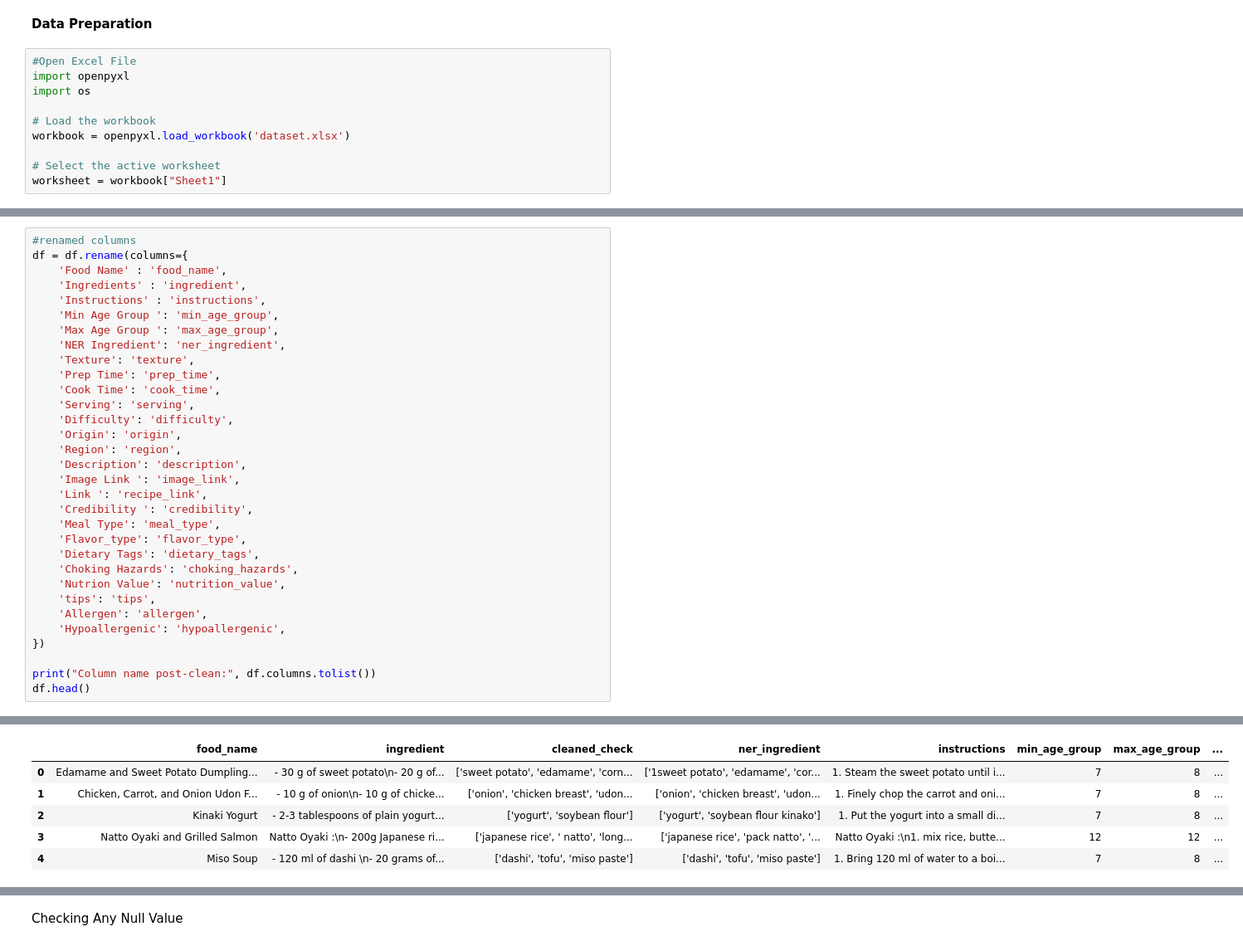
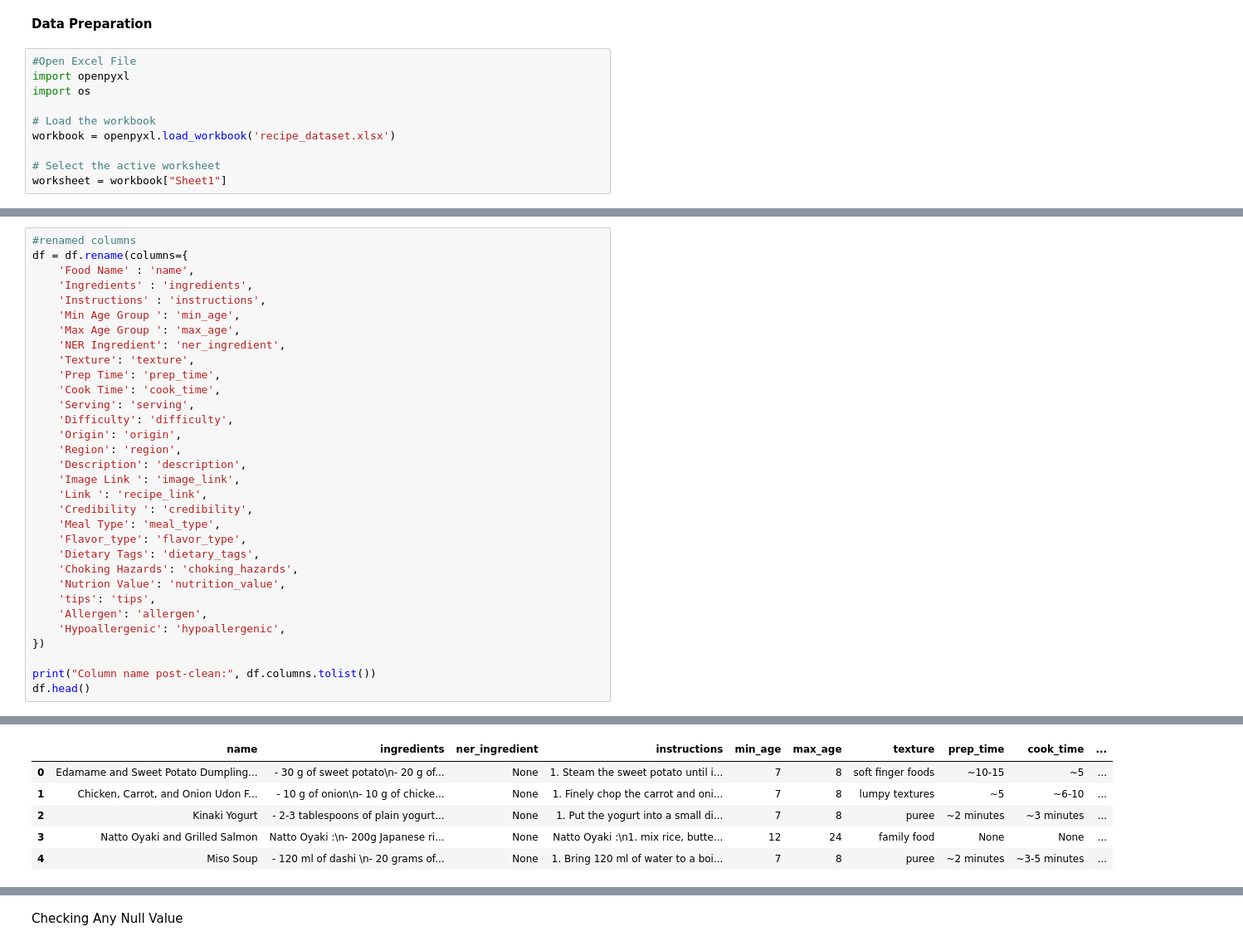
Before and after one commit to itshelena07/baby_food_recom_ai, a Jupyter notebook: 01_DataPreprocessing/data_preprocess.ipynb, the cells around one changed output, grey strips where cells are left out. Shown at 83% size. Drawn from its saved outputs; the diff is of its cells as text.

```diff
--- a/01_DataPreprocessing/data_preprocess.ipynb
+++ b/01_DataPreprocessing/data_preprocess.ipynb
@@ -8,7 +8,7 @@ import openpyxl
 import os
 
 # Load the workbook
-workbook = openpyxl.load_workbook('dataset.xlsx')
+workbook = openpyxl.load_workbook('recipe_dataset.xlsx')
 
 # Select the active worksheet
 worksheet = workbook["Sheet1"]
@@ -69,11 +70,11 @@ Dataset shape: (1182, 26)
 # %%
 #renamed columns
 df = df.rename(columns={
-    'Food Name' : 'food_name',
-    'Ingredients' : 'ingredient',
+    'Food Name' : 'name',
+    'Ingredients' : 'ingredients',
     'Instructions' : 'instructions',
-    'Min Age Group ': 'min_age_group',
-    'Max Age Group ': 'max_age_group',
+    'Min Age Group ': 'min_age',
+    'Max Age Group ': 'max_age',
     'NER Ingredient': 'ner_ingredient',
     'Texture': 'texture',
     'Prep Time': 'prep_time',
@@ -103,6 +104,6 @@ Column name post-clean: ['food_name', 'ingredient', 'cleaned_check', 'ner_ingred
-|  | food_name | ingredient | cleaned_check | ner_ingredient | instructions | min_age_group | max_age_group | ... |
-| 0 | Edamame and Sweet Potato Dumpling... | - 30 g of sweet potato\n- 20 g of... | ['sweet potato', 'edamame', 'corn... | ['1sweet potato', 'edamame', 'cor... | 1. Steam the sweet potato until i... | 7 | 8 | ... |
-| 1 | Chicken, Carrot, and Onion Udon F... | - 10 g of onion\n- 10 g of chicke... | ['onion', 'chicken breast', 'udon... | ['onion', 'chicken breast', 'udon... | 1. Finely chop the carrot and oni... | 7 | 8 | ... |
-| 2 | Kinaki Yogurt | - 2-3 tablespoons of plain yogurt... | ['yogurt', 'soybean flour'] | ['yogurt', 'soybean flour kinako'] | 1. Put the yogurt into a small di... | 7 | 8 | ... |
-| 3 | Natto Oyaki and Grilled Salmon | Natto Oyaki :\n- 200g Japanese ri... | ['japanese rice', ' natto', 'long... | ['japanese rice', 'pack natto', '... | Natto Oyaki :\n1. mix rice, butte... | 12 | 12 | ... |
-| 4 | Miso Soup | - 120 ml of dashi \n- 20 grams of... | ['dashi', 'tofu', 'miso paste'] | ['dashi', 'tofu', 'miso paste'] | 1. Bring 120 ml of water to a boi... | 7 | 8 | ... |
+|  | name | ingredients | ner_ingredient | instructions | min_age | max_age | texture | prep_time | cook_time | ... |
+| 0 | Edamame and Sweet Potato Dumpling... | - 30 g of sweet potato\n- 20 g of... | None | 1. Steam the sweet potato until i... | 7 | 8 | soft finger foods | ~10-15 | ~5 | ... |
+| 1 | Chicken, Carrot, and Onion Udon F... | - 10 g of onion\n- 10 g of chicke... | None | 1. Finely chop the carrot and oni... | 7 | 8 | lumpy textures | ~5 | ~6-10 | ... |
+| 2 | Kinaki Yogurt | - 2-3 tablespoons of plain yogurt... | None | 1. Put the yogurt into a small di... | 7 | 8 | puree | ~2 minutes | ~3 minutes | ... |
+| 3 | Natto Oyaki and Grilled Salmon | Natto Oyaki :\n- 200g Japanese ri... | None | Natto Oyaki :\n1. mix rice, butte... | 12 | 24 | family food | None | None | ... |
+| 4 | Miso Soup | - 120 ml of dashi \n- 20 grams of... | None | 1. Bring 120 ml of water to a boi... | 7 | 8 | puree | ~2 minutes | ~3-5 minutes | ... |
```
Also changed, not shown: parts of 6 cells of this notebook, 12 other files.
